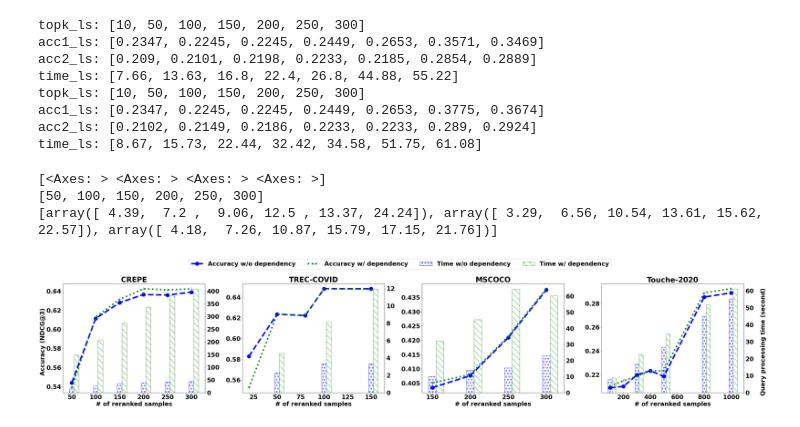
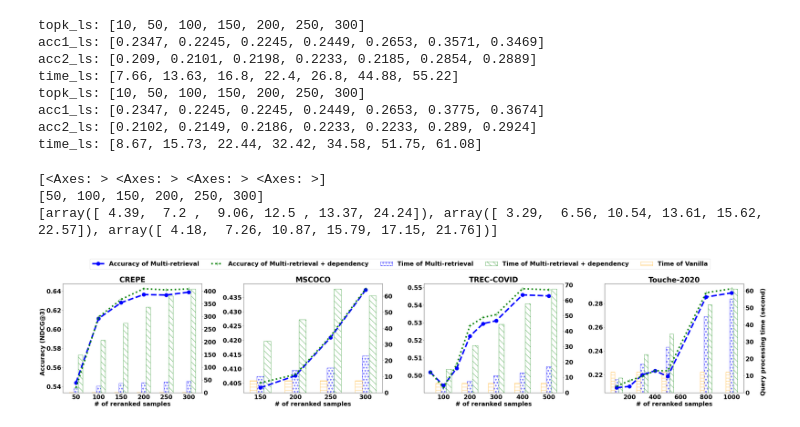
Before and after one commit to wuyinjun-1993/concept_based_retrieval, a Jupyter notebook: experiment_figures/draw_figures.ipynb, the cells around one changed output. Drawn from its saved outputs; the diff is of its cells as text; code cells hidden in the pictures.

```diff
--- a/experiment_figures/draw_figures.ipynb
+++ b/experiment_figures/draw_figures.ipynb
@@ -78,7 +78,7 @@ plt.show()
 # %%
 import os
 # topk_ls=[10,50,100,150,200,250,300]
-topk_ls_trec=[20,50,80,100,150]#,500,1000,2000,5000,10000]
+topk_ls_trec=[50,100,150,200, 250, 300, 400, 500]
 data_path="/data2/wuyinjun"
 dataset_name="trec-covid"
 
@@ -320,15 +320,22 @@ markersize=15
 
 plt.rcParams.update({'font.size': 24, 'font.weight': 'bold'})
 
+legend1 = "Accuracy of Multi-retrieval"
+legend2 = "Accuracy of Multi-retrieval + dependency"
+legend3 = "Time of Multi-retrieval"
+legend4 = "Time of Multi-retrieval + dependency"
+legend5 = "Time of Vanilla"
+
+vanilla_time=0.48
 # method="two"
 # plt.plot(topk_ls[1:], method_to_acc2_ls[method][1:], marker='o', linestyle='dashed', color='b', label="without dependency")
 # method="four"
 # plt.plot(topk_ls[1:], method_to_acc2_ls[method][1:], marker='+', linestyle='dotted', color='g', label="with dependency")
 print(axs)
 method="two"
-line1, = axs[0].plot(topk_ls[1:], method_to_acc2_ls[method][1:], marker='o', linestyle='dashed', color='b', label="Accuracy w/o dependency", linewidth=line_width, markersize=markersize)
+line1, = axs[0].plot(topk_ls[1:], method_to_acc2_ls[method][1:], marker='o', linestyle='dashed', color='b', label=legend1, linewidth=line_width, markersize=markersize)
 method="four"
-line2, = axs[0].plot(topk_ls[1:], method_to_acc2_ls[method][1:], marker='+', linestyle='dotted', color='g', label="Accuracy w/ dependency", linewidth=line_width, markersize=markersize)
+line2, = axs[0].plot(topk_ls[1:], method_to_acc2_ls[method][1:], marker='+', linestyle='dotted', color='g', label=legend2, linewidth=line_width, markersize=markersize)
 axs[0].set_title('CREPE', fontweight='bold')
 
 ax2 = axs[0].twinx()
@@ -337,61 +344,70 @@ bar_width=10
 r1 = topk_ls[1:]
 # print(r1, )
 r2 = [x + bar_width for x in r1]
-bar1 = ax2.bar(r1, method_to_time_ls[method][1:], color='w', edgecolor='b', hatch='o', alpha=0.9, width=bar_width, label='Time w/o dependency')
+r3 = [x - bar_width for x in r1]
+bar1 = ax2.bar(r1, method_to_time_ls[method][1:], color='w', edgecolor='b', hatch='o', alpha=0.9, width=bar_width, label=legend3)
 method="four"
-bar2 = ax2.bar(r2, method_to_time_ls[method][1:], color='w', edgecolor='g', hatch='\\', alpha=0.9, width=bar_width, label='Time w/ dependency')
+bar2 = ax2.bar(r2, method_to_time_ls[method][1:], color='w', edgecolor='g', hatch='\\', alpha=0.9, width=bar_width, label=legend4)
+bar3 = ax2.bar(r3, [vanilla_time]*len(r3), color='w', edgecolor='orange', hatch='-', alpha=0.9, width=bar_width, label=legend5)
 # ax2.set_zorder(axs[0].get_zorder() + 1)
 axs[0].set_zorder(ax2.get_zorder() + 1)
 axs[0].patch.set_visible(False)
 
 
 # axs[0].legend()
-
+# axs[1].legend()
 
 method="two"
-axs[1].plot(topk_ls_trec, method_to_acc2_ls_trec[method], marker='o', linestyle='dashed', color='b', label="Accuracy w/o dependency", linewidth=line_width, markersize=markersize)
+axs[1].plot(topk_ls_mscoco[2:], method_to_avg_acc2_ls_mscoco[method][2:], marker='o', linestyle='dashed', color='b', label="Accuracy w/o dependency", linewidth=line_width, markersize=markersize)
+# axs[1].errorbar(topk_ls_mscoco[2:], method_to_avg_acc2_ls_mscoco[method][1:], yerr=method_to_err_bar_acc2_ls_mscoco[method][1:], fmt='o', color='b', ecolor='b', capsize=5)#, label='cos(x) with error')
+
 method="four"
-axs[1].plot(topk_ls_trec, method_to_acc2_ls_trec[method], marker='+', linestyle='dotted', color='g', label="Accuracy w/ dependency", linewidth=line_width, markersize=markersize)
-axs[1].set_title('TREC-COVID', fontweight='bold')
-
+axs[1].plot(topk_ls_mscoco[2:], method_to_avg_acc2_ls_mscoco[method][2:], marker='+', linestyle='dotted', color='g', label="Accuracy w/ dependency", linewidth=line_width, markersize=markersize)
+# axs[1].errorbar(topk_ls_mscoco[2:], method_to_avg_acc2_ls_mscoco[method][1:], yerr=method_to_err_bar_acc2_ls_mscoco[method][1:], fmt='o', color='g', ecolor='g', capsize=5)#, label='cos(x) with error')
+axs[1].set_title('MSCOCO', fontweight='bold')
+# axs[1].legend()
 
 ax2 = axs[1].twinx()
 method="two"
-bar_width=5
-selected_idx_ls = [1, 3, 4]
-r1 = [topk_ls_trec[idx] for idx in selected_idx_ls]
-# print(r1, )
-r2 = [x + bar_width for x in r1]
-ax2.bar(r1, [method_to_time_ls_trec[method][idx] for idx in selected_idx_ls], color='w', edgecolor='b', hatch='o', alpha=0.9, width=bar_width, label='Time w/o dependency')
-method="four"
-ax2.bar(r2, [method_to_time_ls_trec[method][idx] for idx in selected_idx_ls], color='w', edgecolor='g', hatch='\\', alpha=0.9, width=bar_width, label='Time w/ dependency')
-axs[1].set_zorder(ax2.get_zorder() + 1)
-axs[1].patch.set_visible(False)
-
-
-# axs[1].legend()
-
-method="two"
-axs[2].plot(topk_ls_mscoco[2:], method_to_avg_acc2_ls_mscoco[method][2:], marker='o', linestyle='dashed', color='b', label="Accuracy w/o dependency", linewidth=line_width, markersize=markersize)
-# axs[2].errorbar(topk_ls_mscoco[2:], method_to_avg_acc2_ls_mscoco[method][1:], yerr=method_to_err_bar_acc2_ls_mscoco[method][1:], fmt='o', color='b', ecolor='b', capsize=5)#, label='cos(x) with error')
-
-method="four"
-axs[2].plot(topk_ls_mscoco[2:], method_to_avg_acc2_ls_mscoco[method][2:], marker='+', linestyle='dotted', color='g', label="Accuracy w/ dependency", linewidth=line_width, markersize=markersize)
-# axs[2].errorbar(topk_ls_mscoco[2:], method_to_avg_acc2_ls_mscoco[method][1:], yerr=method_to_err_bar_acc2_ls_mscoco[method][1:], fmt='o', color='g', ecolor='g', capsize=5)#, label='cos(x) with error')
-axs[2].set_title('MSCOCO', fontweight='bold')
-# axs[2].legend()
-
-ax2 = axs[2].twinx()
-method="two"
 bar_width=10
+vanilla_time=7.39
 r1 = topk_ls_mscoco[2:]
 print(topk_ls_mscoco)
 print(method_to_time_ls_mscoco[method])
 # print(r1, )
 r2 = [x + bar_width for x in r1]
+r3 = [x - bar_width for x in r1]
 ax2.bar(r1, method_to_avg_time_ls_mscoco[method][2:], color='w', edgecolor='b', hatch='o', alpha=0.9, width=bar_width, label='Time w/o dependency')
 method="four"
 ax2.bar(r2, method_to_avg_time_ls_mscoco[method][2:], color='w', edgecolor='g', hatch='\\', alpha=0.9, width=bar_width, label='Time w/ dependency')
+ax2.bar(r3, [vanilla_time]*len(r3), color='w', edgecolor='orange', hatch='-', alpha=0.9, width=bar_width, label='Time Vanilla')
+axs[1].set_zorder(ax2.get_zorder() + 1)
+axs[1].patch.set_visible(False)
+
+method="two"
+axs[2].plot(topk_ls_trec, method_to_acc2_ls_trec[method], marker='o', linestyle='dashed', color='b', label="Accuracy w/o dependency", linewidth=line_width, markersize=markersize)
+method="four"
+axs[2].plot(topk_ls_trec, method_to_acc2_ls_trec[method], marker='+', linestyle='dotted', color='g', label="Accuracy w/ dependency", linewidth=line_width, markersize=markersize)
+axs[2].set_title('TREC-COVID', fontweight='bold')
+
+
+ax2 = axs[2].twinx()
+method="two"
+bar_width=20
+vanilla_time=6.16
+
+# selected_idx_ls = [1, 3, 4]
+selected_idx_ls = [1, 3, 5,6, 7]
+r1 = [topk_ls_trec[idx] for idx in selected_idx_ls]
+# print(r1, )
+r2 = [x + bar_width for x in r1]
+r3 = [x - bar_width for x in r1]
+
+ax2.bar(r1, [method_to_time_ls_trec[method][idx] for idx in selected_idx_ls], color='w', edgecolor='b', hatch='o', alpha=0.9, width=bar_width, label='Time w/o dependency')
+method="four"
+ax2.bar(r2, [method_to_time_ls_trec[method][idx] for idx in selected_idx_ls], color='w', edgecolor='g', hatch='\\', alpha=0.9, width=bar_width, label='Time w/ dependency')
+ax2.bar(r3, [vanilla_time]*len(r3), color='w', edgecolor='orange', hatch='-', alpha=0.9, width=bar_width, label='Time Vanilla')
+
 axs[2].set_zorder(ax2.get_zorder() + 1)
 axs[2].patch.set_visible(False)
 
@@ -410,33 +426,38 @@ selected_idx_ls = [0, 2, 4, 5 ,6]
 
 r1 = [topk_ls_web[idx] for idx in selected_idx_ls]
 
 # print(topk_ls_mscoco)
 # print(method_to_time_ls_web[method])
 # print(r1, )
 r2 = [x + bar_width for x in r1]
+r3 = [x - bar_width for x in r1]
+
+vanilla_time=12.10
 ax2.bar(r1, [method_to_time_ls_web[method][idx] for idx in selected_idx_ls], color='w', edgecolor='b', hatch='o', alpha=0.9, width=bar_width, label='Time w/o dependency')
 method="four"
 ax2.bar(r2, [method_to_time_ls_web[method][idx] for idx in selected_idx_ls], color='w', edgecolor='g', hatch='\\', alpha=0.9, width=bar_width, label='Time w/ dependency')
+ax2.bar(r3, [vanilla_time]*len(r3), color='w', edgecolor='orange', hatch='-', alpha=0.9, width=bar_width, label='Time Vanilla')
+
 # ax2.set_yscale('log')
 axs[3].set_zorder(ax2.get_zorder() + 1)
 axs[3].patch.set_visible(False)
 
 for idx in range(len(axs)):
     axs[idx].set_xlabel('# of reranked samples', fontweight='bold')
 
-labels = [line.get_label() for line in [line1, line2, bar1, bar2]]
+labels = [line.get_label() for line in [line1, line2, bar1, bar2, bar3]]
 
-fig.legend([line1, line2, bar1, bar2], labels, loc='upper center', bbox_to_anchor=(0.5, 1.1), ncol=4)
+fig.legend([line1, line2, bar1, bar2, bar3], labels, loc='upper center', bbox_to_anchor=(0.5, 1.1), ncol=5)
 
 fig.text(0, 0.5, 'Accuracy (NDCG@3)', va='center', rotation='vertical', fontweight='bold')
 fig.text(1, 0.5, 'Query processing time (second)', va='center', rotation='vertical', fontweight='bold')
 
 plt.tight_layout()
 # plt.show()
 
 plt.savefig("default_index.png", dpi=600, bbox_inches='tight')
 # %% [output]
 [<Axes: > <Axes: > <Axes: > <Axes: >]
 [50, 100, 150, 200, 250, 300]
 [array([ 4.39,  7.2 ,  9.06, 12.5 , 13.37, 24.24]), array([ 3.29,  6.56, 10.54, 13.61, 15.62, 22.57]), array([ 4.18,  7.26, 10.87, 15.79, 17.15, 21.76])]
-[figure, old version]
+[figure, new version]
```
Also changed, not shown: parts of 2 cells of this notebook, 8 other files.
